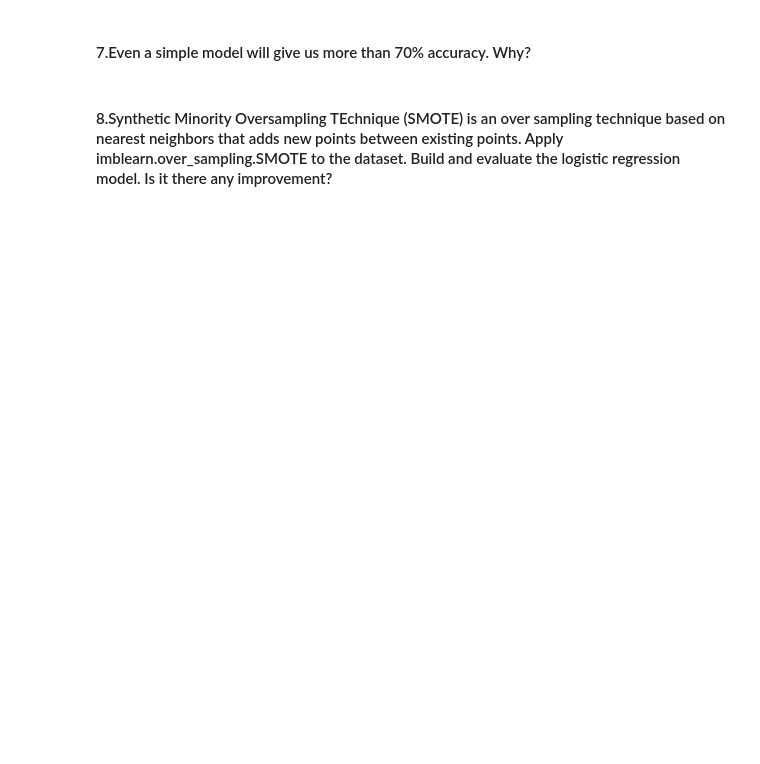
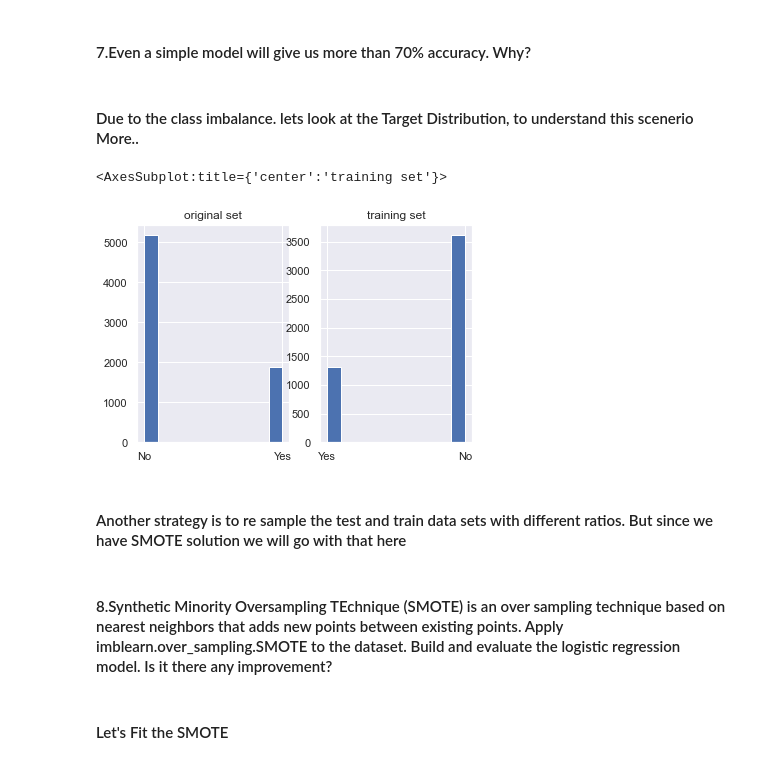
Before and after one commit to vipulswamy/lab-imbalanced-data, a Jupyter notebook: files_for_lab/class_imbalance_lab.ipynb, the cells around one changed output. Drawn from its saved outputs; the diff is of its cells as text; code cells hidden in the pictures; blank space fills up the shorter version.

Commit message:
updated final solution

```diff
--- a/files_for_lab/class_imbalance_lab.ipynb
+++ b/files_for_lab/class_imbalance_lab.ipynb
@@ -241,5 +257,22 @@ print("The Kappa in the TEST set is: {:.2f}".format(cohen_kappa_score(y_test,y_p
 # %% [markdown]
 #### 7.Even a simple model will give us more than 70% accuracy. Why?
+# %% [markdown]
+#### Due to the class imbalance. lets look at the Target Distribution, to understand this scenerio More..
+# %%
+sns.set()
+plt.subplot(1, 2, 1) # row 1, col 2 index 1
+plt.title("original set")
+y.hist()
+plt.subplot(1, 2, 2) # index 2
+plt.title("training set")
+y_train.hist()
+# %% [output]
+<AxesSubplot:title={'center':'training set'}>
+[figure, added]
+# %% [markdown]
+#### Another strategy is to re sample the test and train data sets with different ratios. But since we have SMOTE solution we will go with that here
 # %% [markdown]
 #### 8.Synthetic Minority Oversampling TEchnique (SMOTE) is an over sampling technique based on nearest neighbors that adds new points between existing points. Apply imblearn.over_sampling.SMOTE to the dataset. Build and evaluate the logistic regression model. Is it there any improvement?
+# %% [markdown]
+#### Let's Fit the SMOTE
 # %%
```
Also changed, not shown: parts of 15 cells of this notebook.
